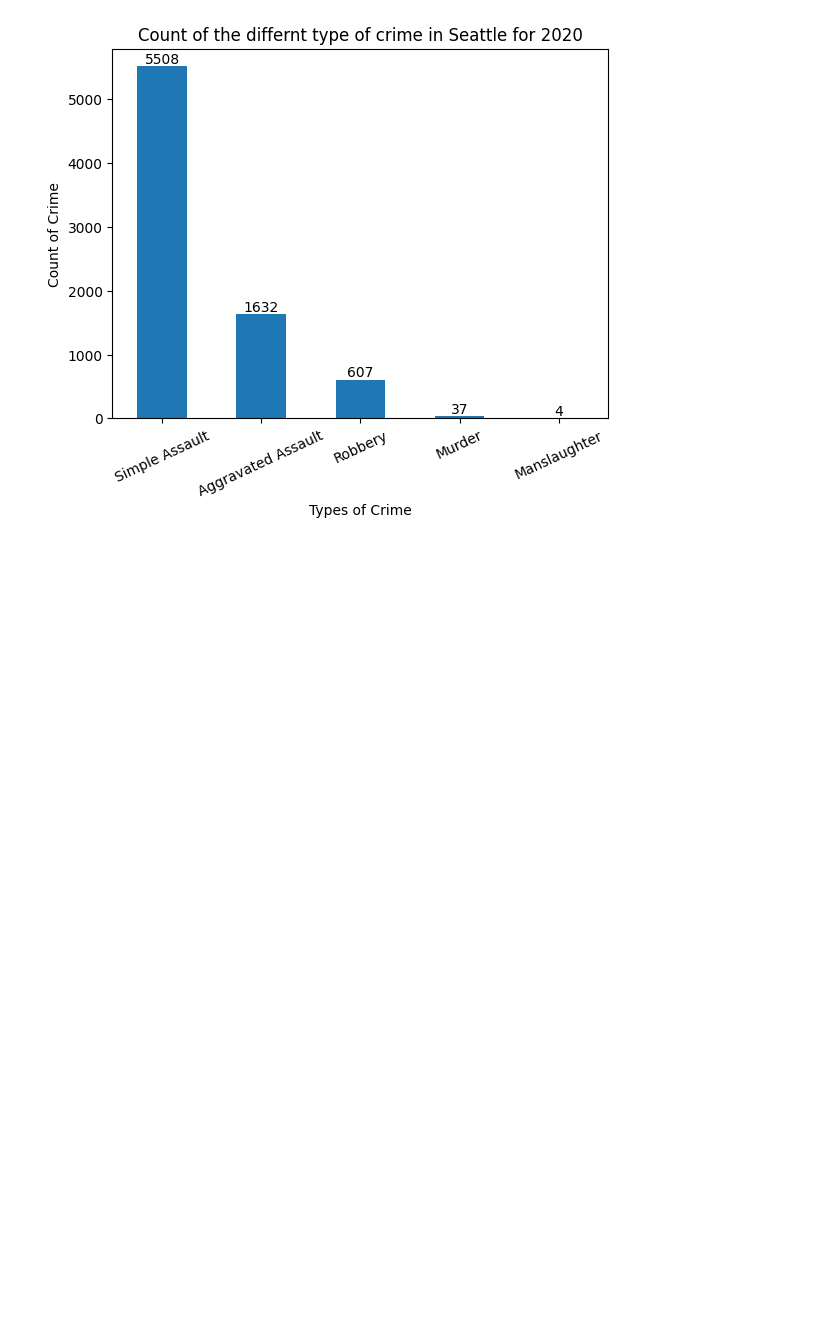
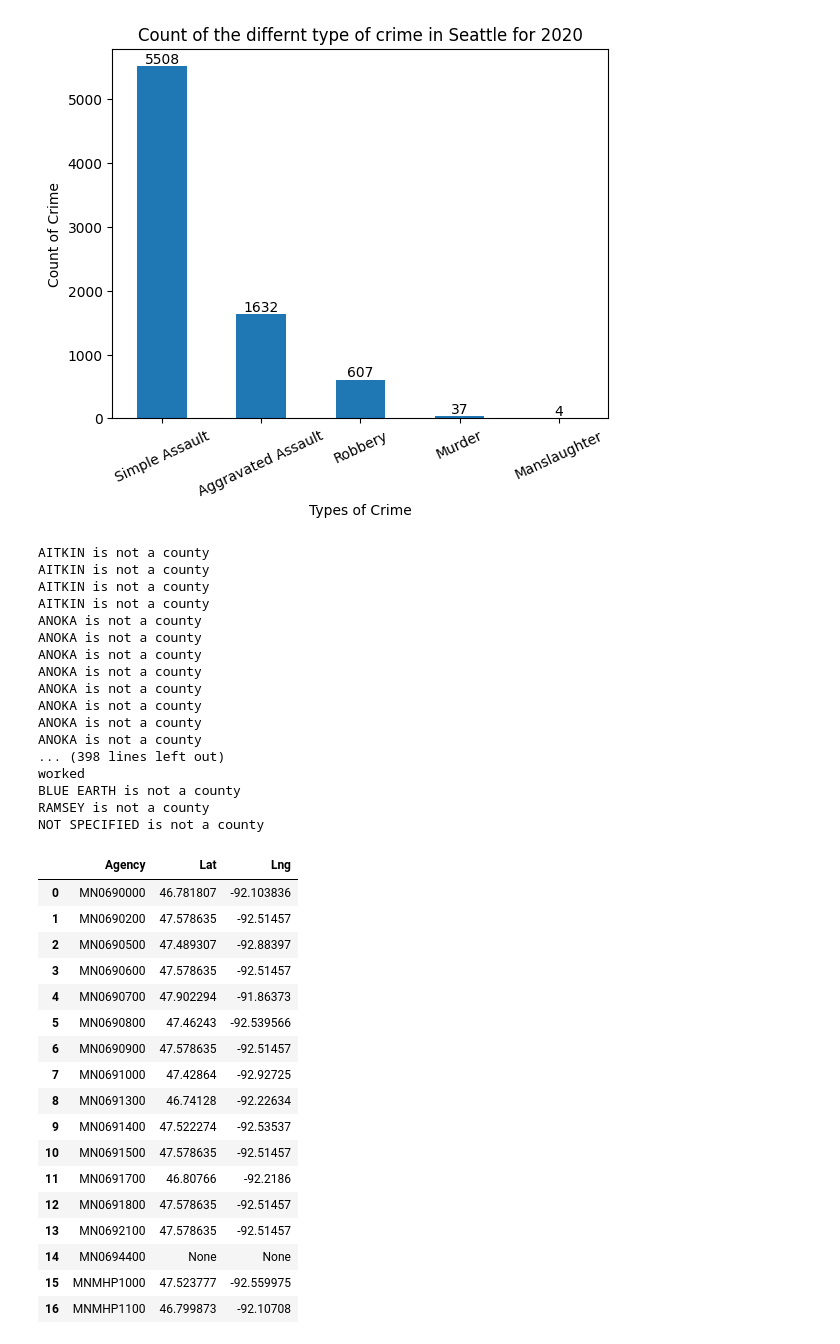
Before and after one commit to Mikelmillz/Group_Project_1_Private_Invest, a Jupyter notebook: Mainbranch/ ShaunaFolder/ ShaunaFolder/FBI_code_start.ipynb, the cells around one changed output. Drawn from its saved outputs; the diff is of its cells as text; code cells hidden in the pictures; blank space fills up the shorter version.

```diff
--- a/Mainbranch/ ShaunaFolder/ ShaunaFolder/FBI_code_start.ipynb
+++ b/Mainbranch/ ShaunaFolder/ ShaunaFolder/FBI_code_start.ipynb
@@ -374,3 +405,71 @@ for index, value in enumerate(test):
 plt.savefig("output_data/Fig4.png")
 # %% [output]
 [figure]
+# %%
+agency3 = []
+state_name = []
+counties = ['ST LOUIS']
+types = ['City', 'County']
+lat = []
+lng = []
+
+
+url = f'https://api.usa.gov/crime/fbi/cde/agency/byStateAbbr/MN?API_KEY=gD3972hTja7jXzMfpTWNIzJjVPhJZJrc5PV8c7w9'
+response = requests.get(url).json()
+for i in range(len(response)):
+    test = response[i]["county_name"]
+    test2 = response[1]['agency_type_name']
+    if test in counties and test2 in types:
+        blank = response[i]['ori']
+        agency3.append(blank)
+        state_name.append(response[i]['state_name'])
+        lat.append(response[i]['latitude'])
+        lng.append(response[i]['longitude'])
+        print("worked")
+    else:
+        print(f"{test} is not a county")
+
+lat_lng = {
+    "Agency":agency3,
+    "Lat": lat,
+    "Lng":lng
+}
+
+lat_df = pd.DataFrame(lat_lng)
+lat_df
+# %% [output]
+AITKIN is not a county
+AITKIN is not a county
+AITKIN is not a county
+AITKIN is not a county
+ANOKA is not a county
+ANOKA is not a county
+ANOKA is not a county
+ANOKA is not a county
+ANOKA is not a county
+ANOKA is not a county
+ANOKA is not a county
+ANOKA is not a county
+... (398 lines left out)
+worked
+BLUE EARTH is not a county
+RAMSEY is not a county
+NOT SPECIFIED is not a county
+|  | Agency | Lat | Lng |
+| 0 | MN0690000 | 46.781807 | -92.103836 |
+| 1 | MN0690200 | 47.578635 | -92.51457 |
+| 2 | MN0690500 | 47.489307 | -92.88397 |
+| 3 | MN0690600 | 47.578635 | -92.51457 |
+| 4 | MN0690700 | 47.902294 | -91.86373 |
+| 5 | MN0690800 | 47.46243 | -92.539566 |
+| 6 | MN0690900 | 47.578635 | -92.51457 |
+| 7 | MN0691000 | 47.42864 | -92.92725 |
+| 8 | MN0691300 | 46.74128 | -92.22634 |
+| 9 | MN0691400 | 47.522274 | -92.53537 |
+| 10 | MN0691500 | 47.578635 | -92.51457 |
+| 11 | MN0691700 | 46.80766 | -92.2186 |
+| 12 | MN0691800 | 47.578635 | -92.51457 |
+| 13 | MN0692100 | 47.578635 | -92.51457 |
+| 14 | MN0694400 | None | None |
+| 15 | MNMHP1000 | 47.523777 | -92.559975 |
+| 16 | MNMHP1100 | 46.799873 | -92.10708 |
```
Also changed, not shown: parts of 9 cells of this notebook, 1 other file.
